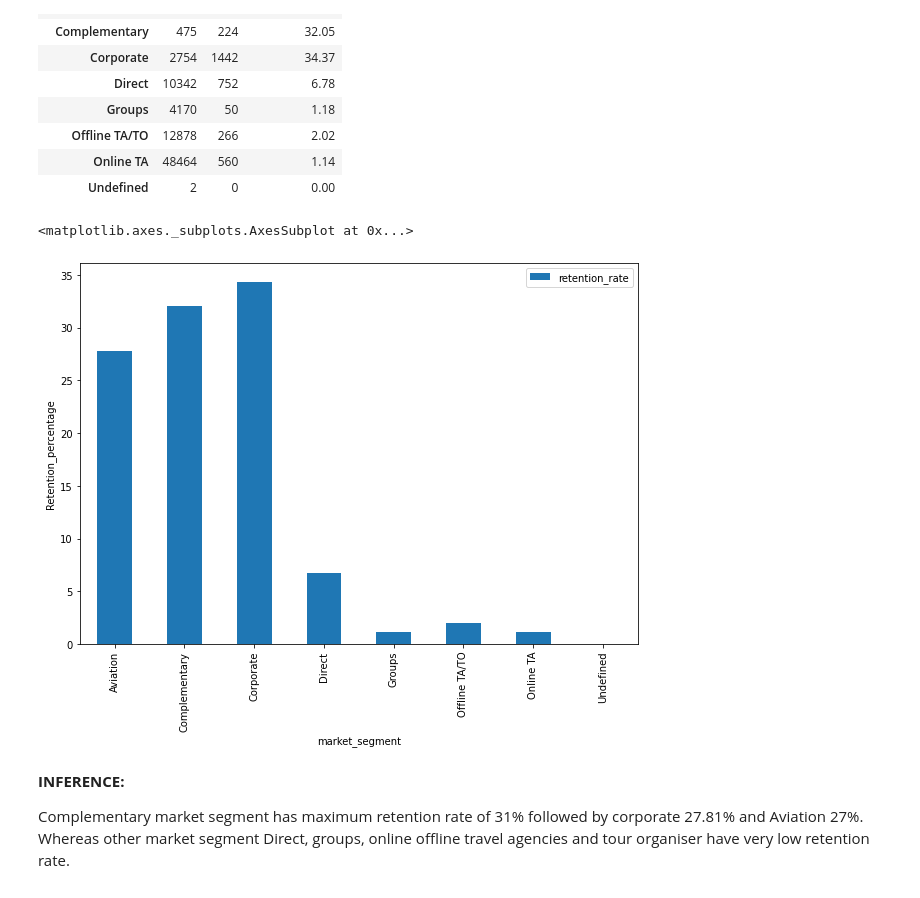
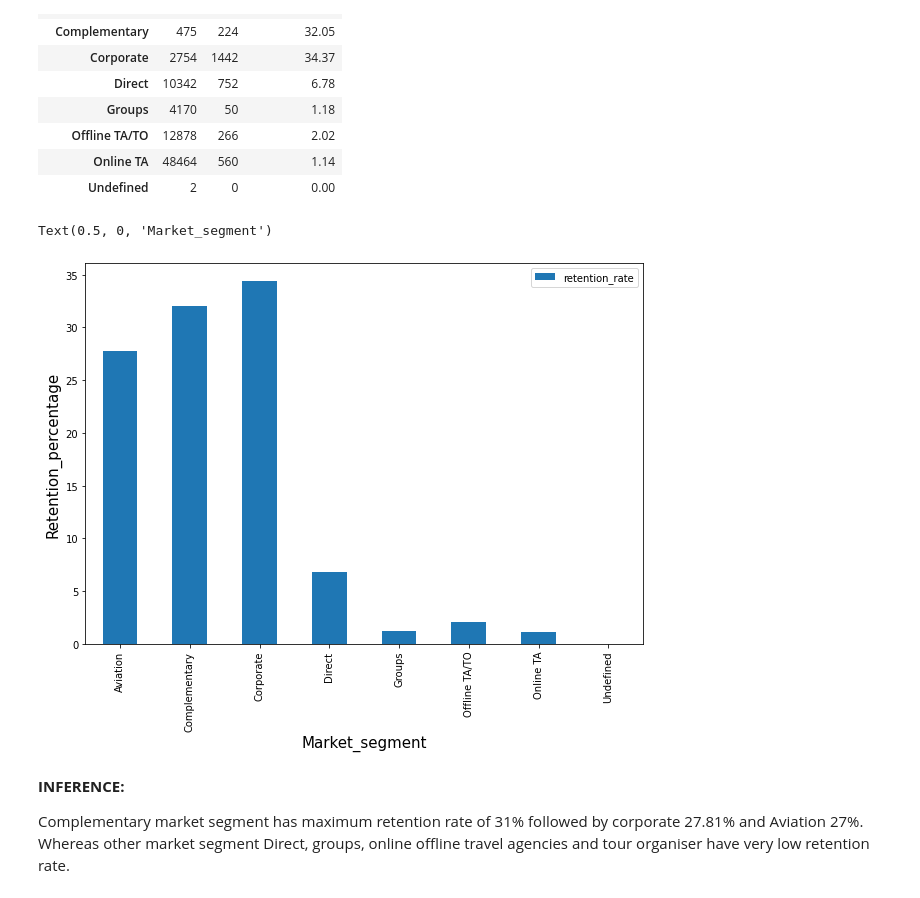
Before and after one commit to sauravkumar19/Hotel_booking_data_analysis, a Jupyter notebook: Hotel_Booking.ipynb, the cells around one changed output. Drawn from its saved outputs; the diff is of its cells as text; code cells hidden in the pictures.

```diff
--- a/Hotel_Booking.ipynb
+++ b/Hotel_Booking.ipynb
@@ -691,10 +748,12 @@ retention_market_segment
 | Online TA | 48464 | 560 | 1.14 |
 | Undefined | 2 | 0 | 0.00 |
 # %%
-retention_market_segment.plot(kind = 'bar', y = 'retention_rate', figsize = (10,7), ylabel = 'Retention_percentage')
+retention_market_segment.plot(kind = 'bar', y = 'retention_rate', figsize = (10,7))
+plt.ylabel('Retention_percentage',fontsize = 15)
+plt.xlabel('Market_segment',fontsize = 15)
 # %% [output]
-<matplotlib.axes._subplots.AxesSubplot at 0x...>
+Text(0.5, 0, 'Market_segment')
-[figure, old version]
+[figure, new version]
 # %% [markdown]
 **INFERENCE:**
 
```
Also changed, not shown: parts of 30 cells of this notebook.
